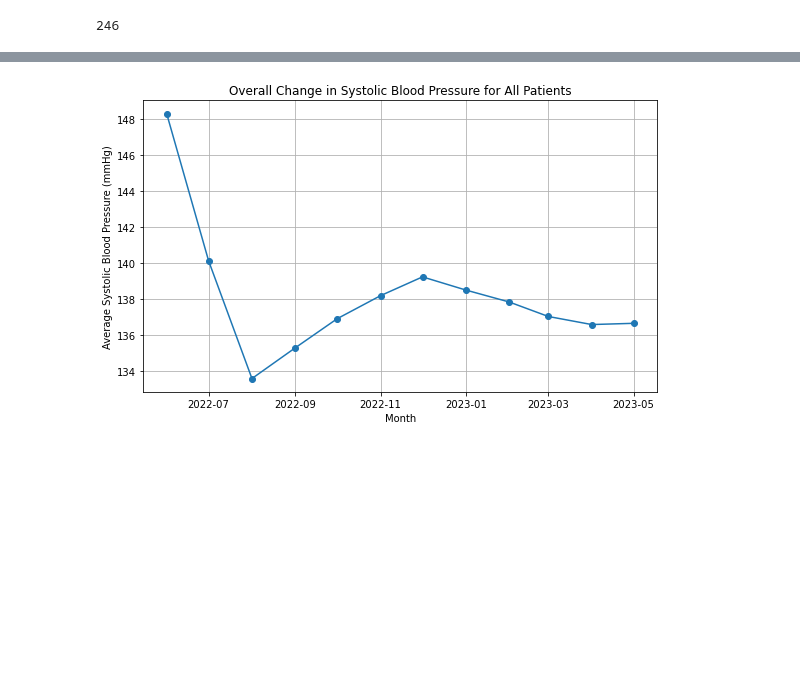
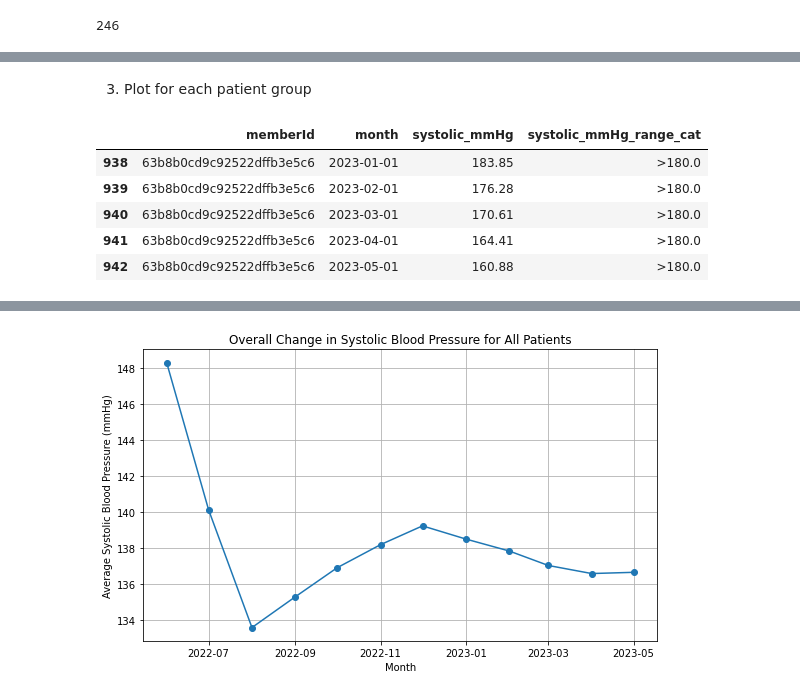
Before and after one commit to ruixuanzheng/iHealthChallenge, a Jupyter notebook: solution.ipynb, the cells around one changed output, grey strips where cells are left out. Cells and saved outputs as stored; diff of their text form; code cells hidden in the pictures; blank space fills up the shorter version.

```diff
--- a/solution.ipynb
+++ b/solution.ipynb
@@ -72,0 +120,2 @@ plt.show()  # Display the plot
+# %% [markdown]
+3. Plot for each patient group
@@ -72,0 +148,9 @@ plt.show()  # Display the plot
+# %%
+cat_sample[cat_sample["systolic_mmHg_range_cat"] == ">180.0"]
+# %% [output]
+|  | memberId | month | systolic_mmHg | systolic_mmHg_range_cat |
+| 938 | 63b8b0cd9c92522dffb3e5c6 | 2023-01-01 | 183.85 | >180.0 |
+| 939 | 63b8b0cd9c92522dffb3e5c6 | 2023-02-01 | 176.28 | >180.0 |
+| 940 | 63b8b0cd9c92522dffb3e5c6 | 2023-03-01 | 170.61 | >180.0 |
+| 941 | 63b8b0cd9c92522dffb3e5c6 | 2023-04-01 | 164.41 | >180.0 |
+| 942 | 63b8b0cd9c92522dffb3e5c6 | 2023-05-01 | 160.88 | >180.0 |
```
Also changed, not shown: parts of 44 cells of this notebook.
